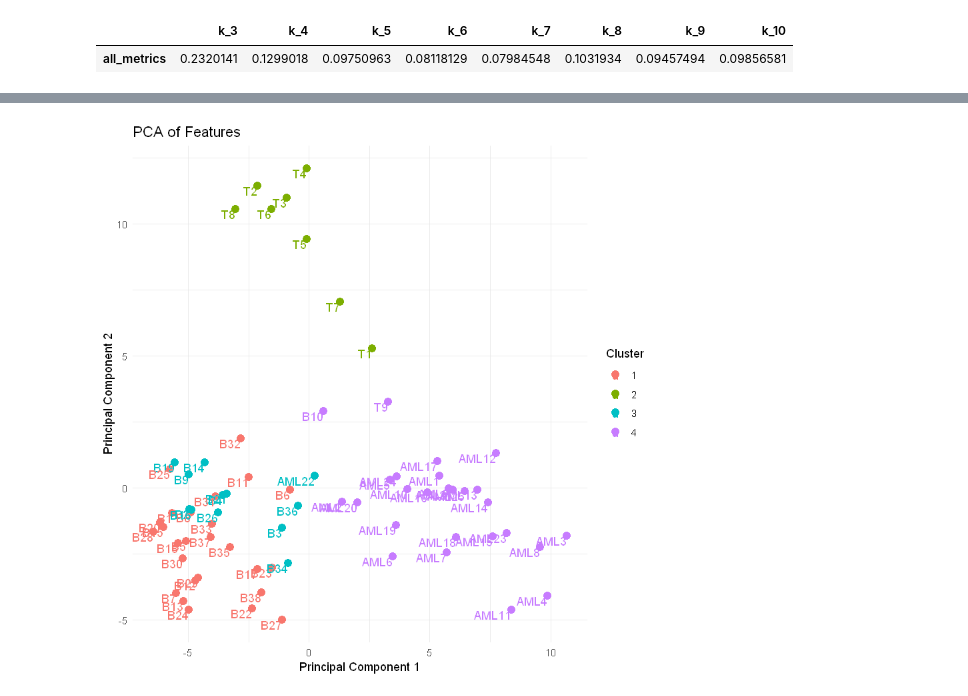
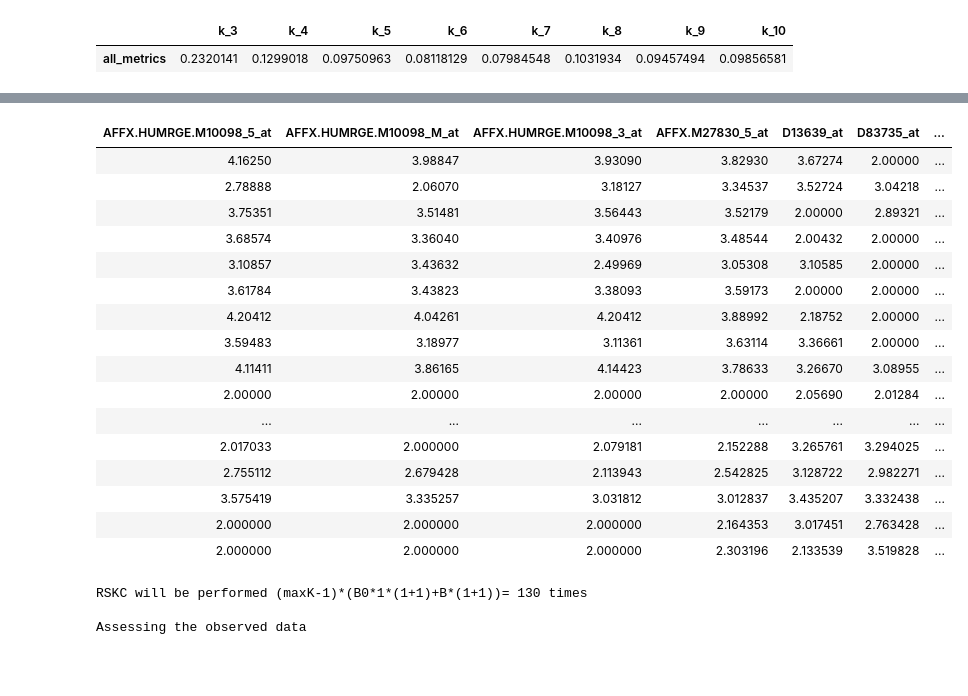
Before and after one commit to neobernad/evaluomeR, a Jupyter notebook: notebooks/local/golub.ipynb, the cells around one changed output, grey strips where cells are left out. Drawn from its saved outputs; the diff is of its cells as text; code cells hidden in the pictures; blank space fills up the shorter version.

```diff
--- a/notebooks/local/golub.ipynb
+++ b/notebooks/local/golub.ipynb
@@ -340,10 +326,3 @@ golub_qual
 | all_metrics | 0.7853092 | 0.7537019 | 0.6352238 | 0.5512476 | 0.5027411 | 0.5753578 | 0.6026215 | 0.6276503 |
 |  | k_3 | k_4 | k_5 | k_6 | k_7 | k_8 | k_9 | k_10 |
 | all_metrics | 0.2320141 | 0.1299018 | 0.09750963 | 0.08118129 | 0.07984548 | 0.1031934 | 0.09457494 | 0.09856581 |
-# %%
-#PCA
-#top_golub["inCluster"] = golub_k$InCluster
-print(length(golub_k$InCluster))
-print(nrow(top_golub))
-top_golub["inCluster"] = as.numeric(golub_k$InCluster)
-unique(golub_k$InCluster)
@@ -377,16 +329,28 @@ pca_result <- pca_result <- prcomp(pca_matrix, scale. = TRUE)
-# %%
-pca_df <- data.frame(pca_result$x)
-pca_df$Cluster <- as.factor(top_golub$inCluster)
-pca_df$Individual <- top_golub$Description
-
-# Plot PCA results
-
-ggplot2::ggplot(pca_df, ggplot2::aes(x = PC1, y = PC2, color = Cluster, label = Individual)) +
-  ggplot2::geom_point(size = 3) +
-  ggplot2::geom_text(vjust = 1, hjust = 1) +
-  ggplot2::labs(title = "PCA of Features",
-       x = "Principal Component 1",
-       y = "Principal Component 2") +
-  ggplot2::theme_minimal()
-# %% [output]
-[figure, removed]
+# %%
+top_golub_copy = top_golub
+top_golub[-1]
+# %% [output]
+| AFFX.HUMRGE.M10098_5_at | AFFX.HUMRGE.M10098_M_at | AFFX.HUMRGE.M10098_3_at | AFFX.M27830_5_at | D13639_at | D83735_at | ... |
+| 4.16250 | 3.98847 | 3.93090 | 3.82930 | 3.67274 | 2.00000 | ... |
+| 2.78888 | 2.06070 | 3.18127 | 3.34537 | 3.52724 | 3.04218 | ... |
+| 3.75351 | 3.51481 | 3.56443 | 3.52179 | 2.00000 | 2.89321 | ... |
+| 3.68574 | 3.36040 | 3.40976 | 3.48544 | 2.00432 | 2.00000 | ... |
+| 3.10857 | 3.43632 | 2.49969 | 3.05308 | 3.10585 | 2.00000 | ... |
+| 3.61784 | 3.43823 | 3.38093 | 3.59173 | 2.00000 | 2.00000 | ... |
+| 4.20412 | 4.04261 | 4.20412 | 3.88992 | 2.18752 | 2.00000 | ... |
+| 3.59483 | 3.18977 | 3.11361 | 3.63114 | 3.36661 | 2.00000 | ... |
+| 4.11411 | 3.86165 | 4.14423 | 3.78633 | 3.26670 | 3.08955 | ... |
+| 2.00000 | 2.00000 | 2.00000 | 2.00000 | 2.05690 | 2.01284 | ... |
+| ... | ... | ... | ... | ... | ... | ... |
+| 2.017033 | 2.000000 | 2.079181 | 2.152288 | 3.265761 | 3.294025 | ... |
+| 2.755112 | 2.679428 | 2.113943 | 2.542825 | 3.128722 | 2.982271 | ... |
+| 3.575419 | 3.335257 | 3.031812 | 3.012837 | 3.435207 | 3.332438 | ... |
+| 2.000000 | 2.000000 | 2.000000 | 2.164353 | 3.017451 | 2.763428 | ... |
+| 2.000000 | 2.000000 | 2.000000 | 2.303196 | 2.133539 | 3.519828 | ... |
+# %%
+# -- Clest
+golub_clest = Clest(as.matrix(top_golub_copy[-1]), maxK = 6, alpha=0, B=3, B0=10, beta = 0.01, nstart=100,pca=FALSE,L1=3,silent=TRUE);
+# %% [output]
+RSKC will be performed (maxK-1)*(B0*1*(1+1)+B*(1+1))= 130 times
+
+Assessing the observed data
```
Also changed, not shown: parts of 26 cells of this notebook, 1 other file.
